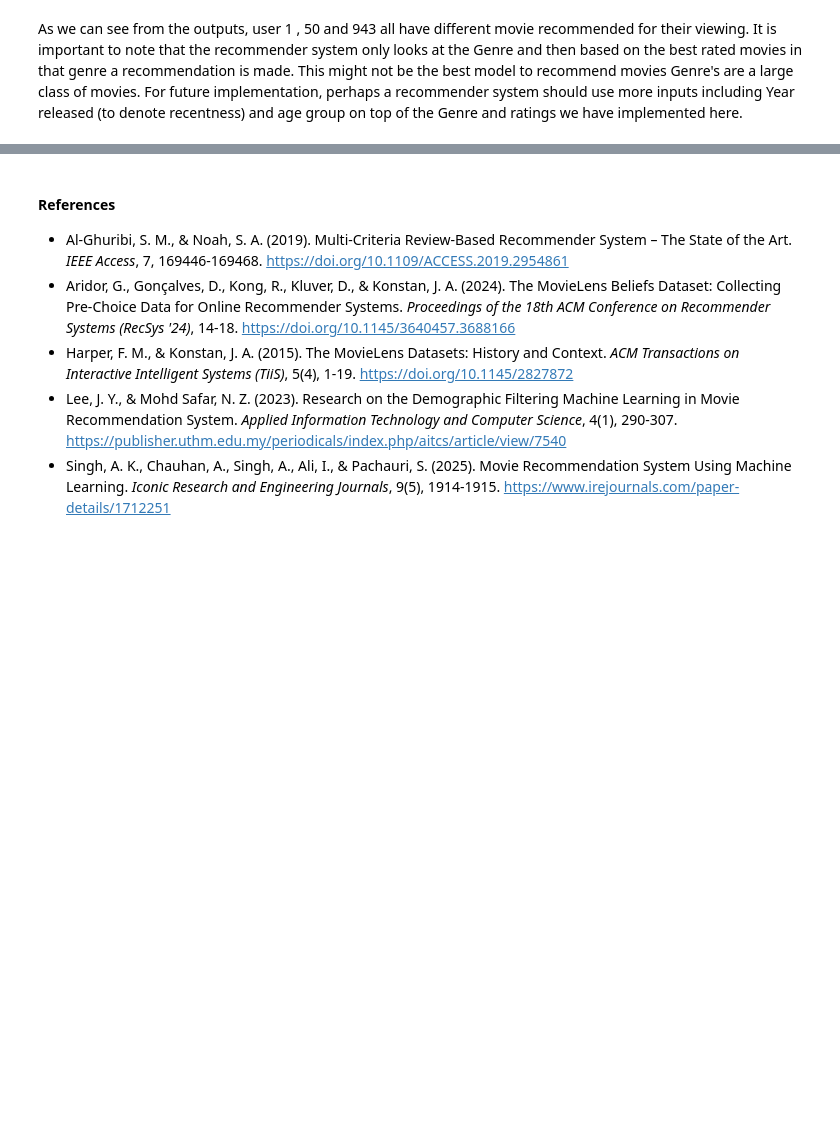
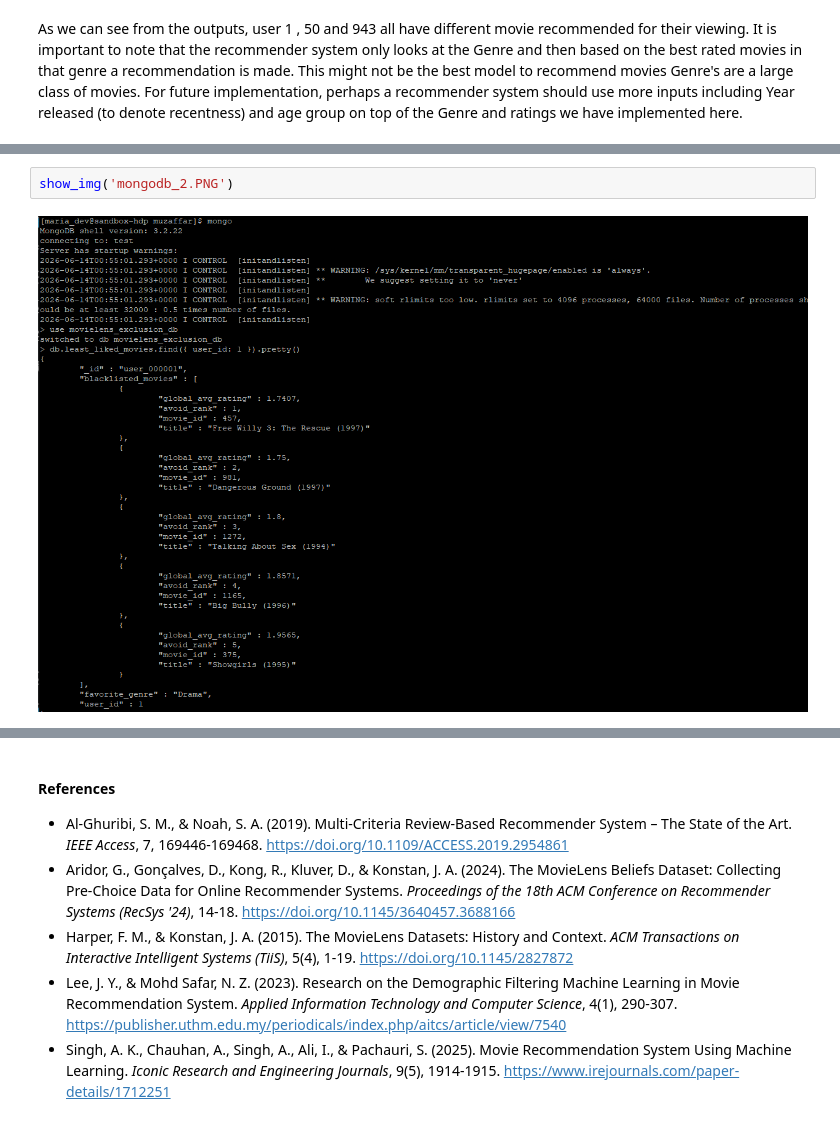
Before and after one commit to muzaffarizamuddin/P166246_Assg2_STQD6324, a Jupyter notebook: main.ipynb, the cells around one changed output, grey strips where cells are left out. Drawn from its saved outputs; the diff is of its cells as text; blank space fills up the shorter version.

```diff
--- a/main.ipynb
+++ b/main.ipynb
@@ -845,0 +854,4 @@ As we can see from the outputs, user 1 , 50 and 943 all have different movie rec
+# %%
+show_img('mongodb_2.PNG')
+# %% [output]
+[figure, added]
```
Also changed, not shown: parts of 9 cells of this notebook, 7 other files.
